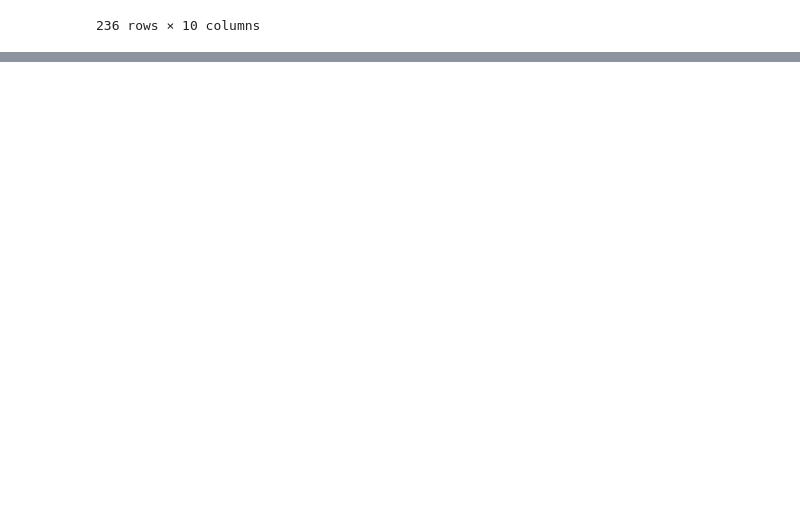
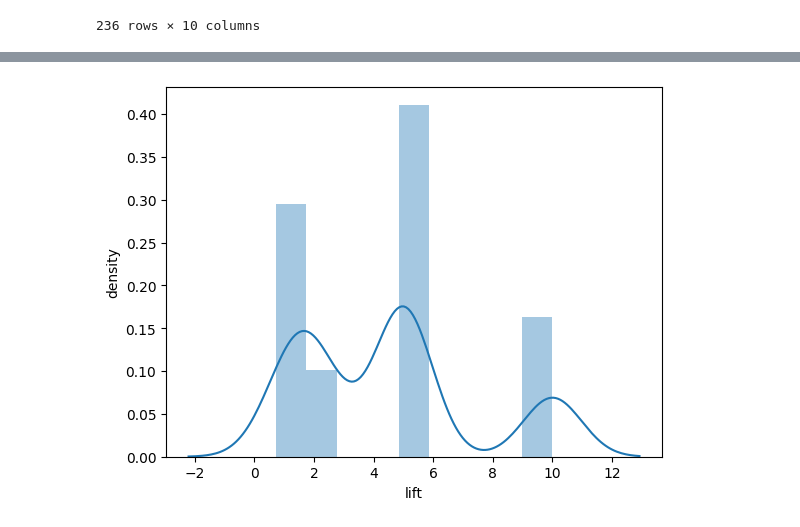
Before and after one commit to kaushaldeep7/python_fundamentals2, a Jupyter notebook: My_movies_Association_rules.ipynb, the cells around one changed output, grey strips where cells are left out. Drawn from its saved outputs; the diff is of its cells as text; code cells hidden in the pictures; blank space fills up the shorter version.

```diff
--- a/My_movies_Association_rules.ipynb
+++ b/My_movies_Association_rules.ipynb
@@ -209,0 +237,7 @@ rules[rules.lift<1]
+# %%
+sns.distplot(rules['lift'])
+plt.xlabel('lift')
+plt.ylabel('density')
+plt.show()
+# %% [output]
+[figure, added]
```
Also changed, not shown: parts of 15 cells of this notebook.
